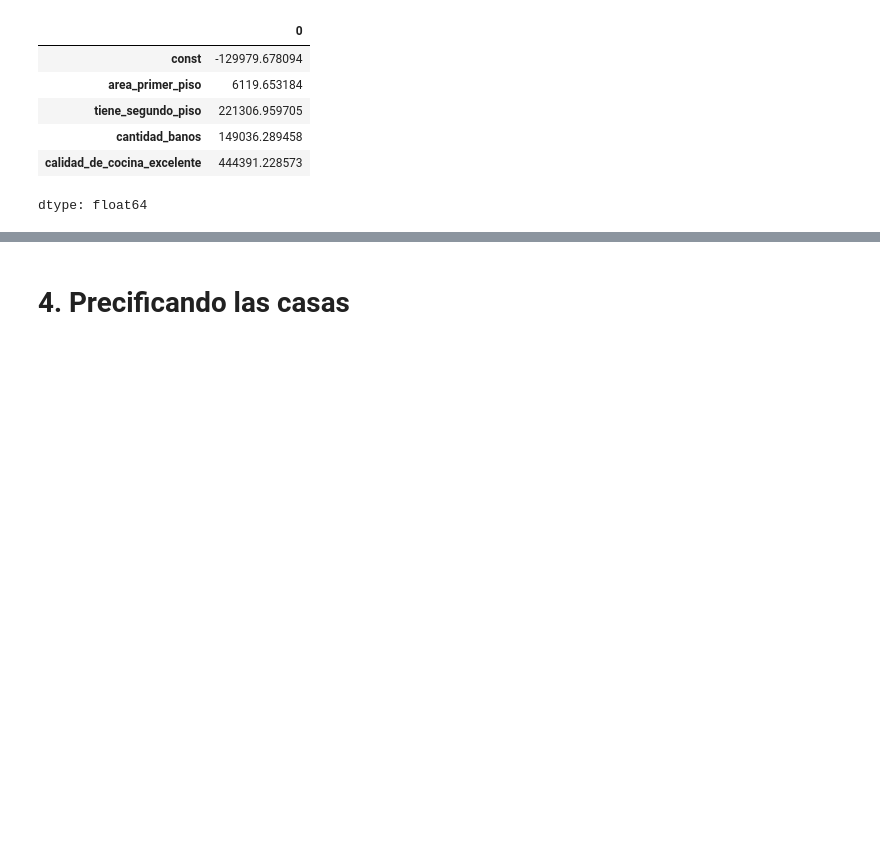
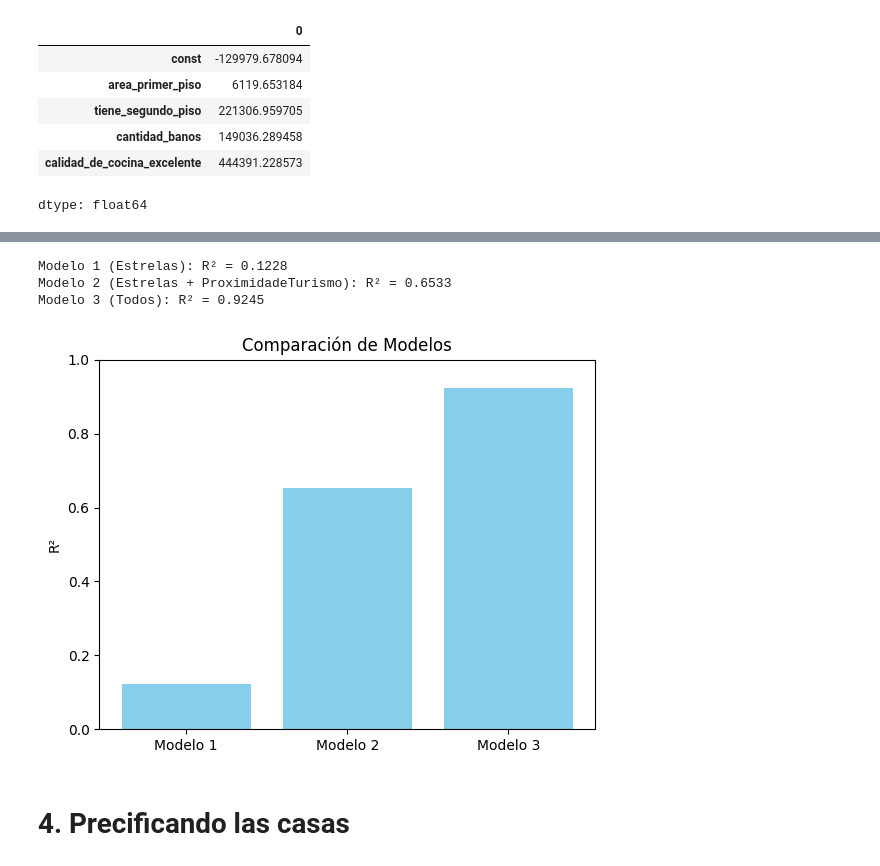
Before and after one commit to clopezv/Challenger_TelecomX, a Jupyter notebook: precios_de_inmuebles_regresion_lineal.ipynb, the cells around one changed output, grey strips where cells are left out. Saved outputs shown, nothing was run; the diff lists cells and outputs as text; code cells hidden in the pictures; blank space fills up the shorter version.

```diff
--- a/precios_de_inmuebles_regresion_lineal.ipynb
+++ b/precios_de_inmuebles_regresion_lineal.ipynb
@@ -461,3 +544,24 @@ dtype: float64
+# %%
+#Comparación de los modelos
+print(f"Modelo 1 (Estrelas): R² = {r2_1:.4f}")
+print(f"Modelo 2 (Estrelas + ProximidadeTurismo): R² = {r2_2:.4f}")
+print(f"Modelo 3 (Todos): R² = {r2_3:.4f}")
+# %% [output]
+Modelo 1 (Estrelas): R² = 0.1228
+Modelo 2 (Estrelas + ProximidadeTurismo): R² = 0.6533
+Modelo 3 (Todos): R² = 0.9245
+# %%
+# Gráfico opcional
+modelos = ['Modelo 1', 'Modelo 2', 'Modelo 3']
+r2_scores = [r2_1, r2_2, r2_3]
+
+plt.bar(modelos, r2_scores, color='skyblue')
+plt.ylabel('R²')
+plt.title('Comparación de Modelos')
+plt.ylim(0, 1)
+plt.show()
+# %% [output]
+[figure, added]
 # %% [markdown]
 # 4. Precificando las casas
 # %% [markdown]
```
Also changed, not shown: parts of 6 cells of this notebook.
